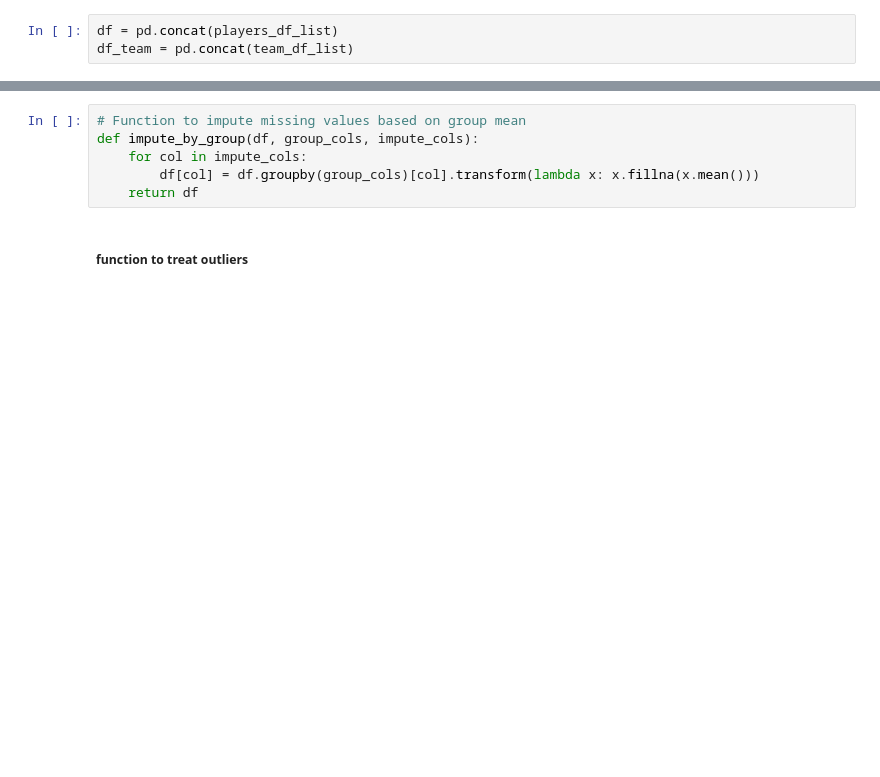
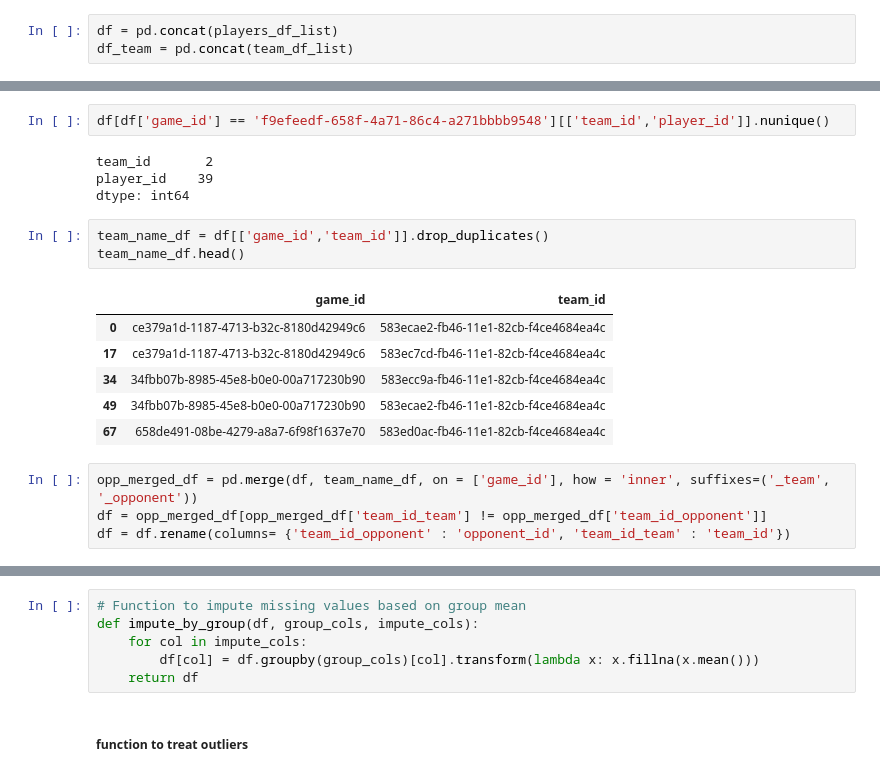
Before and after one commit to Manabodha-Fintech/BasketBall, a Jupyter notebook: notebooks/player_points_training_script/player_points_training_script_v001.ipynb, the cells around one changed output, grey strips where cells are left out. Cells and saved outputs as stored; diff of their text form; blank space fills up the shorter version.

```diff
--- a/notebooks/player_points_training_script/player_points_training_script_v001.ipynb
+++ b/notebooks/player_points_training_script/player_points_training_script_v001.ipynb
@@ -64,3 +77,23 @@ df_team = pd.concat(team_df_list)
+# %%
+df[df['game_id'] == 'f9efeedf-658f-4a71-86c4-a271bbbb9548'][['team_id','player_id']].nunique()
+# %% [output]
+team_id       2
+player_id    39
+dtype: int64
+# %%
+team_name_df = df[['game_id','team_id']].drop_duplicates()
+team_name_df.head()
+# %% [output]
+|  | game_id | team_id |
+| 0 | ce379a1d-1187-4713-b32c-8180d42949c6 | 583ecae2-fb46-11e1-82cb-f4ce4684ea4c |
+| 17 | ce379a1d-1187-4713-b32c-8180d42949c6 | 583ec7cd-fb46-11e1-82cb-f4ce4684ea4c |
+| 34 | 34fbb07b-8985-45e8-b0e0-00a717230b90 | 583ecc9a-fb46-11e1-82cb-f4ce4684ea4c |
+| 49 | 34fbb07b-8985-45e8-b0e0-00a717230b90 | 583ecae2-fb46-11e1-82cb-f4ce4684ea4c |
+| 67 | 658de491-08be-4279-a8a7-6f98f1637e70 | 583ed0ac-fb46-11e1-82cb-f4ce4684ea4c |
+# %%
+opp_merged_df = pd.merge(df, team_name_df, on = ['game_id'], how = 'inner', suffixes=('_team', '_opponent'))
+df = opp_merged_df[opp_merged_df['team_id_team'] != opp_merged_df['team_id_opponent']]
+df = df.rename(columns= {'team_id_opponent' : 'opponent_id', 'team_id_team' : 'team_id'})
 # %%
 df.head()
 df_team.head()
```
Also changed, not shown: parts of 75 cells of this notebook, 1 other file.
